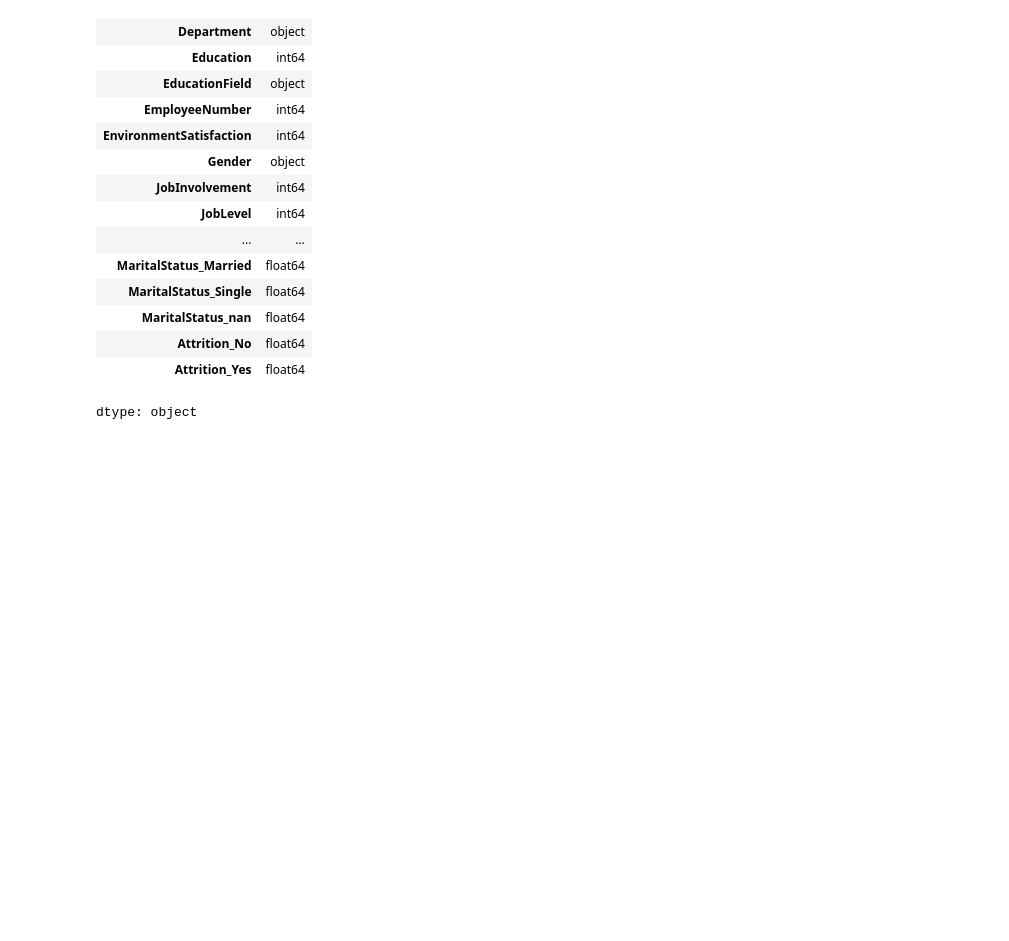
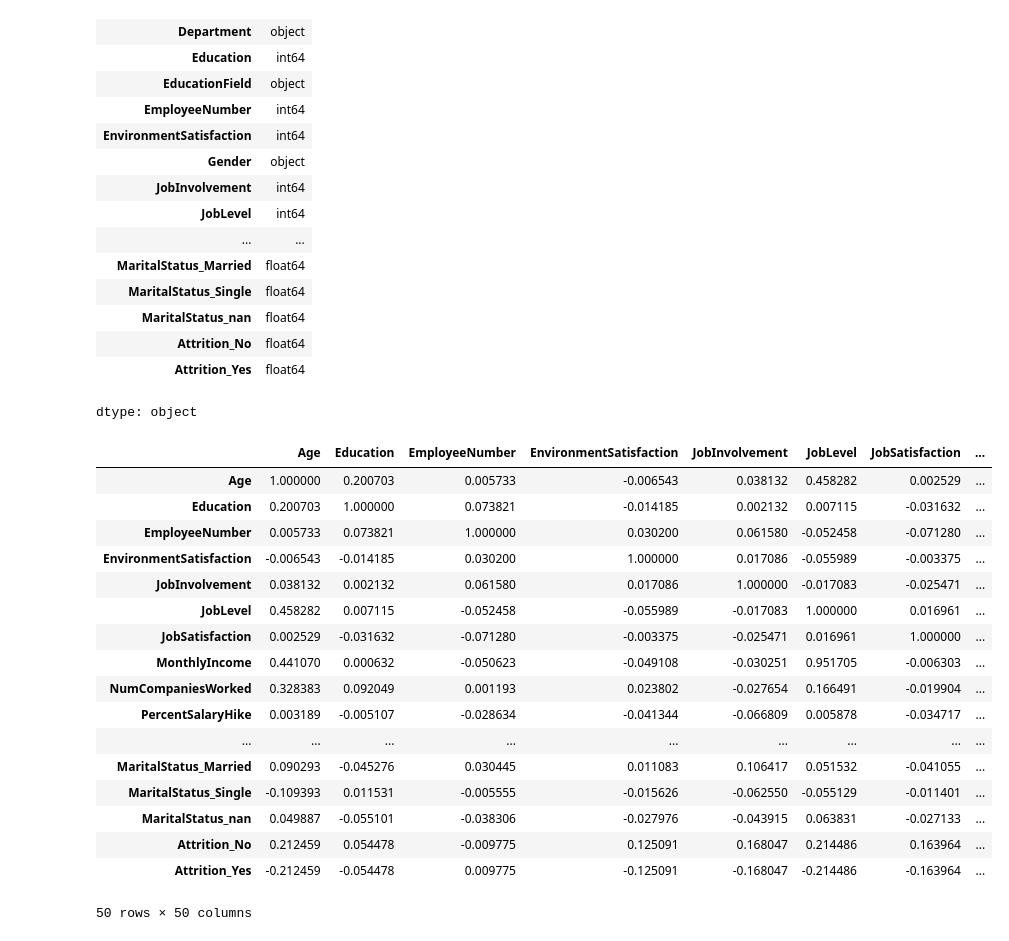
Before and after one commit to jcml002/15_Reto, a Jupyter notebook: 16_RetoEmpleados.ipynb, the cells around one changed output. Drawn from its saved outputs; the diff is of its cells as text; code cells hidden in the pictures; blank space fills up the shorter version.

```diff
--- a/16_RetoEmpleados.ipynb
+++ b/16_RetoEmpleados.ipynb
@@ -184,3 +170,29 @@ EmpleadosAttrition.dtypes
 | Attrition_No | float64 |
 | Attrition_Yes | float64 |
 dtype: object
+# %%
+#10 Correlación lineal de cada una de las variables
+
+#eliminamos las variables categoricas
+
+df_matrix = EmpleadosAttrition.drop(['BusinessTravel','Department','EducationField','Gender','JobRole','MaritalStatus','Attrition','OverTime'], axis=1 ) #,inplace=True
+df_matrix.corr()
+# %% [output]
+|  | Age | Education | EmployeeNumber | EnvironmentSatisfaction | JobInvolvement | JobLevel | JobSatisfaction | ... |
+| Age | 1.000000 | 0.200703 | 0.005733 | -0.006543 | 0.038132 | 0.458282 | 0.002529 | ... |
+| Education | 0.200703 | 1.000000 | 0.073821 | -0.014185 | 0.002132 | 0.007115 | -0.031632 | ... |
+| EmployeeNumber | 0.005733 | 0.073821 | 1.000000 | 0.030200 | 0.061580 | -0.052458 | -0.071280 | ... |
+| EnvironmentSatisfaction | -0.006543 | -0.014185 | 0.030200 | 1.000000 | 0.017086 | -0.055989 | -0.003375 | ... |
+| JobInvolvement | 0.038132 | 0.002132 | 0.061580 | 0.017086 | 1.000000 | -0.017083 | -0.025471 | ... |
+| JobLevel | 0.458282 | 0.007115 | -0.052458 | -0.055989 | -0.017083 | 1.000000 | 0.016961 | ... |
+| JobSatisfaction | 0.002529 | -0.031632 | -0.071280 | -0.003375 | -0.025471 | 0.016961 | 1.000000 | ... |
+| MonthlyIncome | 0.441070 | 0.000632 | -0.050623 | -0.049108 | -0.030251 | 0.951705 | -0.006303 | ... |
+| NumCompaniesWorked | 0.328383 | 0.092049 | 0.001193 | 0.023802 | -0.027654 | 0.166491 | -0.019904 | ... |
+| PercentSalaryHike | 0.003189 | -0.005107 | -0.028634 | -0.041344 | -0.066809 | 0.005878 | -0.034717 | ... |
+| ... | ... | ... | ... | ... | ... | ... | ... | ... |
+| MaritalStatus_Married | 0.090293 | -0.045276 | 0.030445 | 0.011083 | 0.106417 | 0.051532 | -0.041055 | ... |
+| MaritalStatus_Single | -0.109393 | 0.011531 | -0.005555 | -0.015626 | -0.062550 | -0.055129 | -0.011401 | ... |
+| MaritalStatus_nan | 0.049887 | -0.055101 | -0.038306 | -0.027976 | -0.043915 | 0.063831 | -0.027133 | ... |
+| Attrition_No | 0.212459 | 0.054478 | -0.009775 | 0.125091 | 0.168047 | 0.214486 | 0.163964 | ... |
+| Attrition_Yes | -0.212459 | -0.054478 | 0.009775 | -0.125091 | -0.168047 | -0.214486 | -0.163964 | ... |
+50 rows × 50 columns
```
Also changed, not shown: parts of 5 cells of this notebook.
